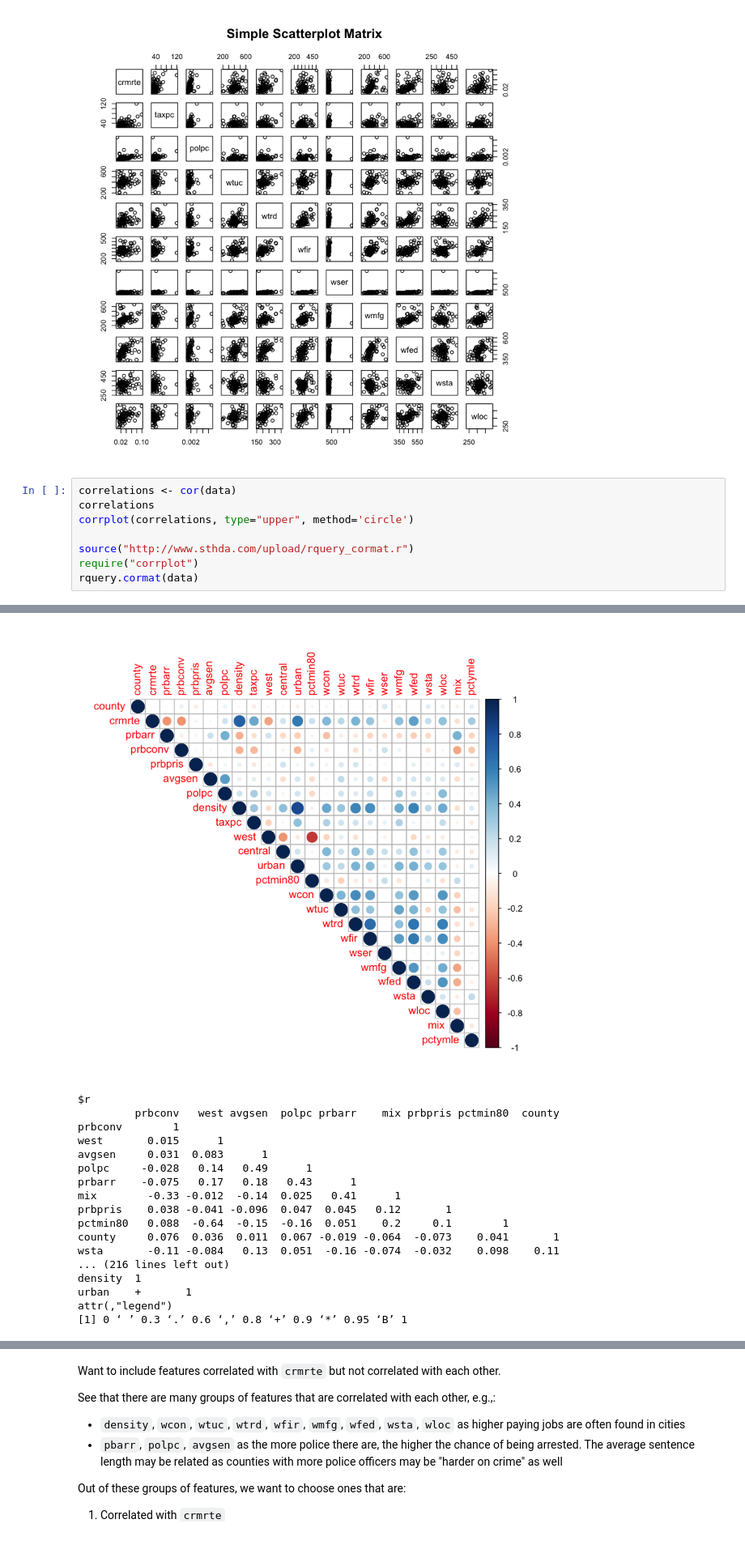
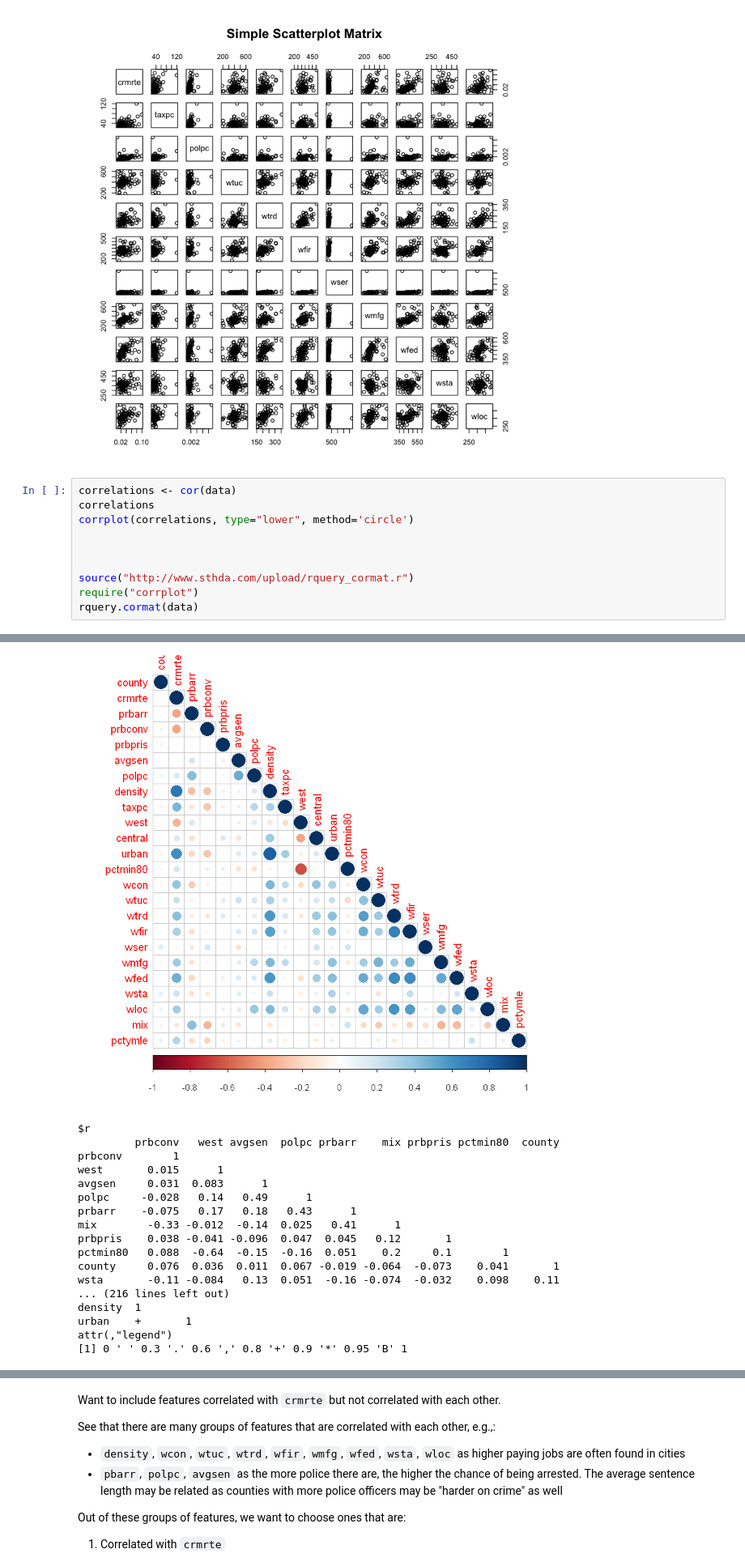
Before and after one commit to vbeohar/mids203_lab3, a Jupyter notebook: lab3_zw.ipynb, the cells around one changed output, grey strips where cells are left out. Shown: that part at 81% size. Drawn from its saved outputs; the diff is of its cells as text.

```diff
--- a/lab3_zw.ipynb
+++ b/lab3_zw.ipynb
@@ -117,30 +105,32 @@ pairs(~crmrte + taxpc + polpc + wtuc + wtrd + wfir + wser + wmfg + wfed + wsta +
 # %%
 correlations <- cor(data)
 correlations
-corrplot(correlations, type="upper", method='circle')
+corrplot(correlations, type="lower", method='circle')
+
+
 
 source("http://www.sthda.com/upload/rquery_cormat.r")
 require("corrplot")
 rquery.cormat(data)
 # %% [output]
 |  | county | crmrte | prbarr | prbconv | prbpris | avgsen | polpc | density | taxpc | west | ... | ... |
 | county | 1.000000000 | 0.01131013 | -0.01935153 | 0.075635717 | -0.072709805 | 0.01072730 | 0.06723391 | -0.03153617 | -0.07534548 | 0.03626055 | ... | ... |
 | crmrte | 0.011310134 | 1.00000000 | -0.39332974 | -0.398228521 | 0.046984278 | 0.02741132 | 0.16988485 | 0.72896316 | 0.45097978 | -0.34938461 | ... | ... |
 | prbarr | -0.019351528 | -0.39332974 | 1.00000000 | -0.075392928 | 0.045441890 | 0.18001477 | 0.42644092 | -0.30138532 | -0.13501969 | 0.16673500 | ... | ... |
 | prbconv | 0.075635717 | -0.39822852 | -0.07539293 | 1.000000000 | 0.037715591 | 0.03134689 | -0.02781855 | -0.29548480 | -0.27892799 | 0.01541320 | ... | ... |
 | prbpris | -0.072709805 | 0.04698428 | 0.04544189 | 0.037715591 | 1.000000000 | -0.09607929 | 0.04718530 | 0.07656438 | -0.09336370 | -0.04084976 | ... | ... |
 | avgsen | 0.010727296 | 0.02741132 | 0.18001477 | 0.031346885 | -0.096079288 | 1.00000000 | 0.49043580 | 0.07838791 | 0.09632028 | 0.08317835 | ... | ... |
 | polpc | 0.067233912 | 0.16988485 | 0.42644092 | -0.027818550 | 0.047185296 | 0.49043580 | 1.00000000 | 0.16112906 | 0.28361567 | 0.13846874 | ... | ... |
 | density | -0.031536167 | 0.72896316 | -0.30138532 | -0.295484797 | 0.076564378 | 0.07838791 | 0.16112906 | 1.00000000 | 0.32217431 | -0.14126671 | ... | ... |
 | taxpc | -0.075345483 | 0.45097978 | -0.13501969 | -0.278927987 | -0.093363699 | 0.09632028 | 0.28361567 | 0.32217431 | 1.00000000 | -0.19467439 | ... | ... |
 | west | 0.036260550 | -0.34938461 | 0.16673500 | 0.015413201 | -0.040849757 | 0.08317835 | 0.13846874 | -0.14126671 | -0.19467439 | 1.00000000 | ... | ... |
 | ... | ... | ... | ... | ... | ... | ... | ... | ... | ... | ... | ... | ... |
 | wfed | -0.008659538 | 0.48615576 | -0.20866952 | 0.018756100 | 0.085620047 | 0.14437831 | 0.15891934 | 0.58578704 | 0.05834229 | -0.16705504 | ... | ... |
 | wsta | 0.106695595 | 0.20199129 | -0.16122998 | -0.113448475 | -0.031980764 | 0.13378744 | 0.05149426 | 0.22245260 | -0.03110941 | -0.08384417 | ... | ... |
 | wloc | 0.077873514 | 0.34843532 | -0.02727041 | 0.034371670 | 0.082698151 | 0.12388542 | 0.37521273 | 0.44935488 | 0.20676211 | -0.08792384 | ... | ... |
 | mix | -0.064117295 | -0.13042871 | 0.41321102 | -0.332414417 | 0.116139598 | -0.13687970 | 0.02541011 | -0.13569967 | -0.04156935 | -0.01204112 | ... | ... |
 | pctymle | 0.095839084 | 0.29124849 | -0.18026919 | -0.226625243 | -0.083157977 | 0.07396175 | 0.05159810 | 0.11621391 | -0.08921259 | -0.04484029 | ... | ... |
-[figure, old version]
+[figure, new version]
 $r
          prbconv   west avgsen  polpc prbarr    mix prbpris pctmin80  county
 prbconv        1
@@ -157,4 +147,4 @@ wsta       -0.11 -0.084   0.13  0.051  -0.16 -0.074  -0.032    0.098    0.11
 density  1
 urban    +       1
 attr(,"legend")
-[1] 0 ‘ ’ 0.3 ‘.’ 0.6 ‘,’ 0.8 ‘+’ 0.9 ‘*’ 0.95 ‘B’ 1
+[1] 0 ' ' 0.3 '.' 0.6 ',' 0.8 '+' 0.9 '*' 0.95 'B' 1
```
Also changed, not shown: parts of 12 cells of this notebook.
